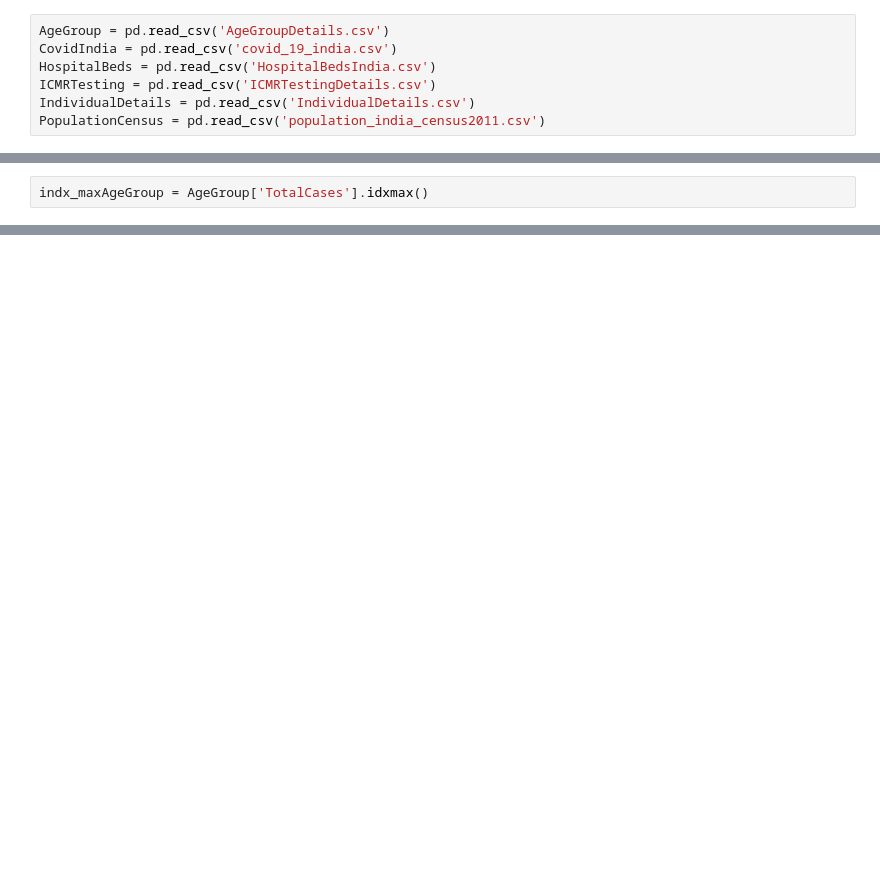
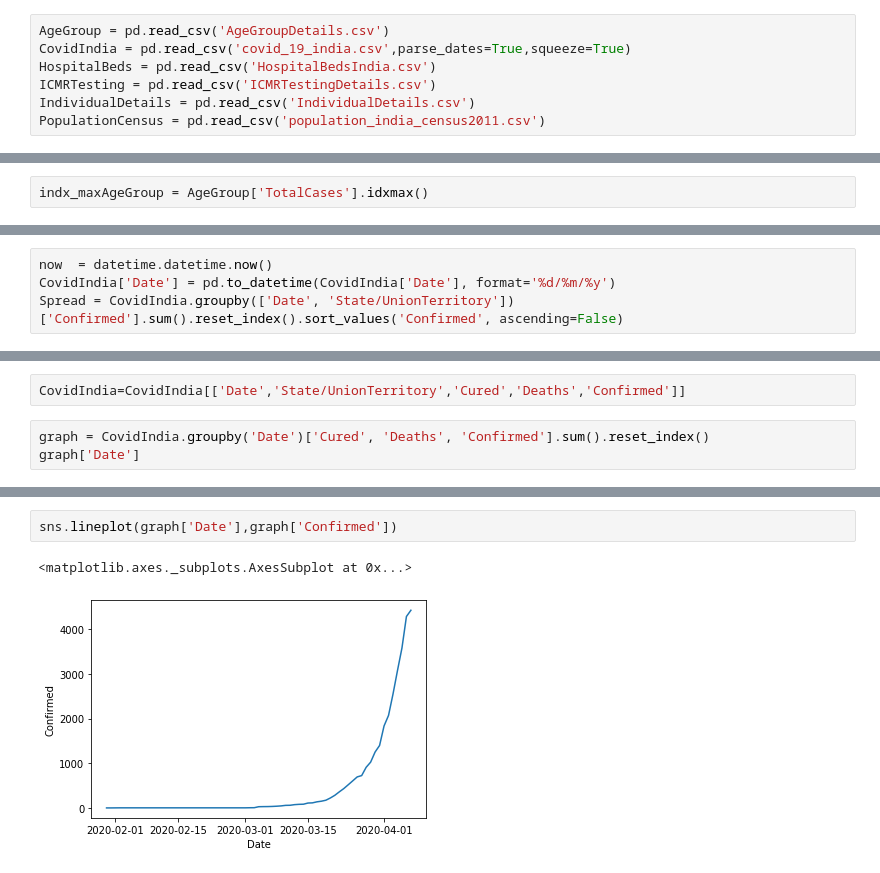
Before and after one commit to Kamesh-K/CH5019-Project, a Jupyter notebook: Question_3/Question_3.ipynb, the cells around one changed output, grey strips where cells are left out. Saved outputs shown, nothing was run; the diff lists cells and outputs as text; blank space fills up the shorter version.

```diff
--- a/Question_3/Question_3.ipynb
+++ b/Question_3/Question_3.ipynb
@@ -4,6 +10,6 @@ import seaborn as sns
 # %%
 AgeGroup = pd.read_csv('AgeGroupDetails.csv')
-CovidIndia = pd.read_csv('covid_19_india.csv')
+CovidIndia = pd.read_csv('covid_19_india.csv',parse_dates=True,squeeze=True)
 HospitalBeds = pd.read_csv('HospitalBedsIndia.csv')
 ICMRTesting = pd.read_csv('ICMRTestingDetails.csv')
 IndividualDetails = pd.read_csv('IndividualDetails.csv')
@@ -31 +31,5 @@ Age Group with maximum cases is 20-29 with 172 cases, constituting 24.86% % of t
+# %%
+now  = datetime.datetime.now()
+CovidIndia['Date'] = pd.to_datetime(CovidIndia['Date'], format='%d/%m/%y')
+Spread = CovidIndia.groupby(['Date', 'State/UnionTerritory'])['Confirmed'].sum().reset_index().sort_values('Confirmed', ascending=False)
 # %%
@@ -51,0 +63,5 @@ StateWiseData = CovidIndia()
+# %%
+CovidIndia=CovidIndia[['Date','State/UnionTerritory','Cured','Deaths','Confirmed']]
+# %%
+graph = CovidIndia.groupby('Date')['Cured', 'Deaths', 'Confirmed'].sum().reset_index()
+graph['Date']
@@ -51,0 +81,5 @@ StateWiseData = CovidIndia()
+# %%
+sns.lineplot(graph['Date'],graph['Confirmed'])
+# %% [output]
+<matplotlib.axes._subplots.AxesSubplot at 0x...>
+[figure, added]
```
Also changed, not shown: parts of 14 cells of this notebook.
